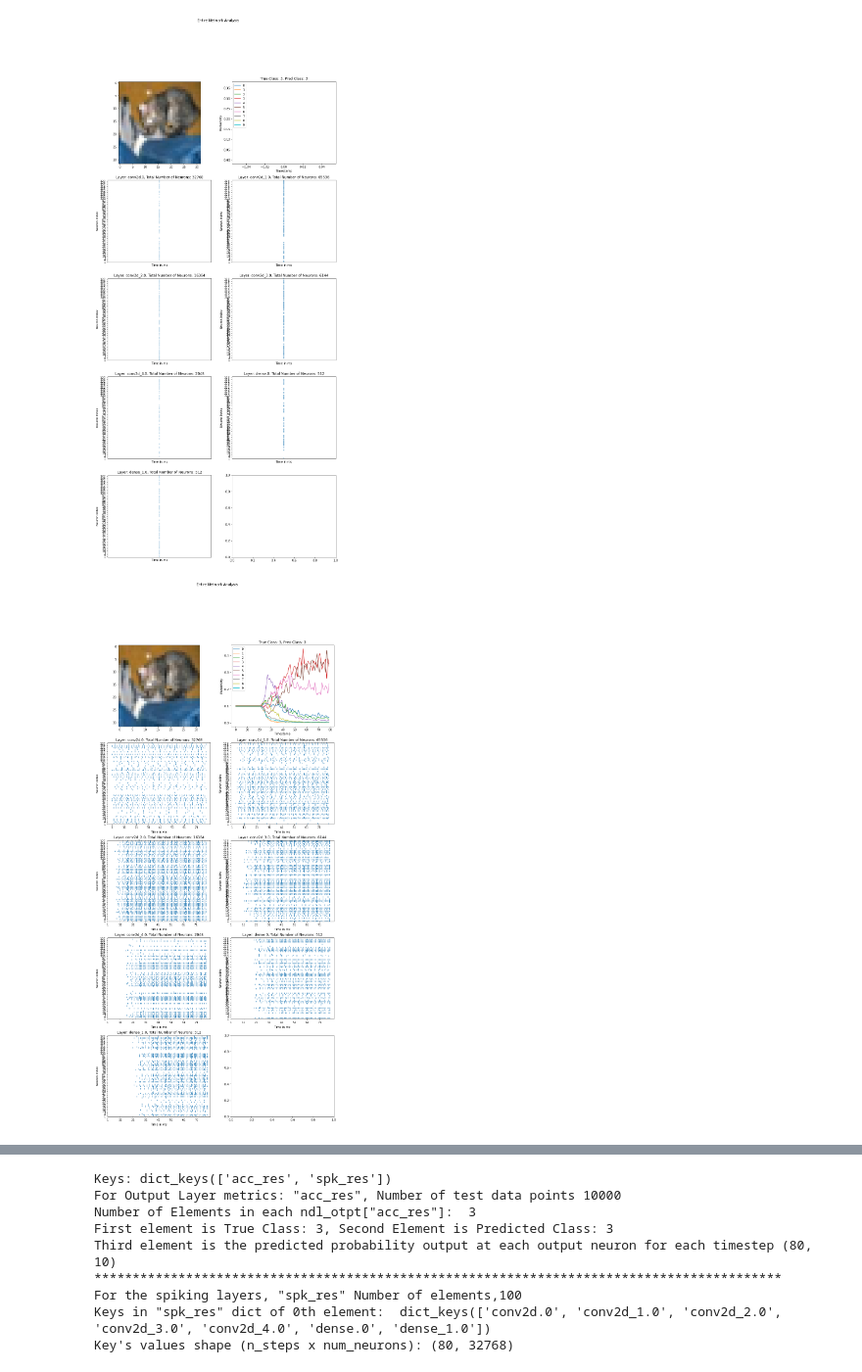
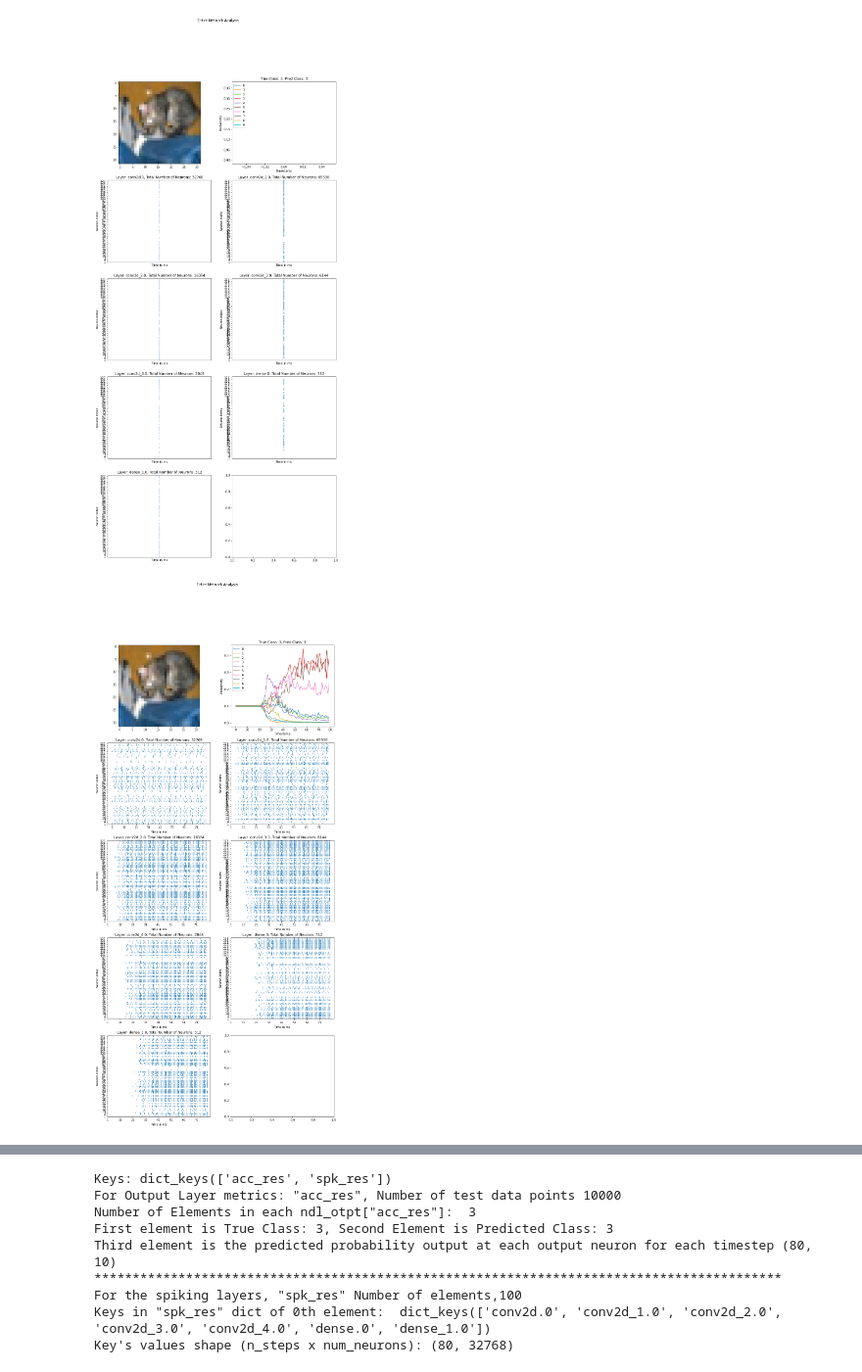
Before and after one commit to R-Gaurav/SpikingMaxPooling, a Jupyter notebook: ndl_plots/model_1_spikes_and_otpt_plots.ipynb, the cells around one changed output, grey strips where cells are left out. Shown at 98% size. Saved outputs shown, nothing was run; the diff lists cells and outputs as text; code cells hidden in the pictures.

```diff
--- a/ndl_plots/model_1_spikes_and_otpt_plots.ipynb
+++ b/ndl_plots/model_1_spikes_and_otpt_plots.ipynb
@@ -11,9 +11,11 @@ from utils.base_utils.exp_utils import (plot_ndl_otpt_layer, plot_ndl_layer_spik
 # %%
-relu_ndl_otpt = pickle.load(open(ngo_cfg["ndl_res_otpt_dir"]+"ndl_%s_results_sfr_%s_nstps_%s.p"
-                            % (exp_cfg["tf_model"]["name"], ngo_cfg["sfr"], ngo_cfg["n_steps"]), "rb"))
+# ngo_cfg["ndl_res_otpt_dir"] = "/scratch/rgaurav/spiking_investigation/experiment_outputs/cifar10/model_1/ndl_relu_results/"
+# relu_ndl_otpt = pickle.load(open(ngo_cfg["ndl_res_otpt_dir"]+"ndl_%s_results_sfr_%s_nstps_%s.p"
+#                             % (exp_cfg["tf_model"]["name"], 1, 1), "rb"))
+relu_ndl_otpt = get_tf_non_spiking_relu_results()
 
-ngo_cfg["ndl_res_otpt_dir"] = "/scratch/rgaurav/spiking_investigation/experiment_outputs/cifar10/model_1/ndl_results/"
-spks_ndl_otpt = pickle.load(open(ngo_cfg["ndl_res_otpt_dir"]+"ndl_model_1_results_sfr_600_nstps_80.p" , "rb"))
+ngo_cfg["ndl_res_otpt_dir"] = "/scratch/rgaurav/spiking_investigation/experiment_outputs/cifar10/model_1/ndl_spkg_results/"
+spks_ndl_otpt = pickle.load(open(ngo_cfg["ndl_res_otpt_dir"]+"ndl_model_1_results_sfr_600_nstps_80_synapsed_probing.p" , "rb"))
 (_, _), (test_x, test_y) = tf.keras.datasets.cifar10.load_data()
 # %%
 #dict_keys(['conv2d.0', 'conv2d_1.0', 'conv2d_2.0', 'conv2d_3.0', 'conv2d_4.0', 'dense.0', 'dense_1.0'])
@@ -74,7 +107,7 @@ plot_entire_network_info(test_x[test_index], ndl_otpt["spk_res"][test_index],
 [figure]
 # %%
 test_index = 0
-plot_entire_network_info(test_x[test_index], ndl_otpt["spk_res"][test_index],
-                         ndl_otpt["acc_res"][test_index], ngo_cfg["sfr"])
+plot_entire_network_info(test_x[test_index], spks_ndl_otpt["spk_res"][test_index],
+                         spks_ndl_otpt["acc_res"][test_index], ngo_cfg["sfr"])
 # %% [output]
-[figure, old version]
+[figure, new version]
```
Also changed, not shown: parts of 8 cells of this notebook, 6 other files.
